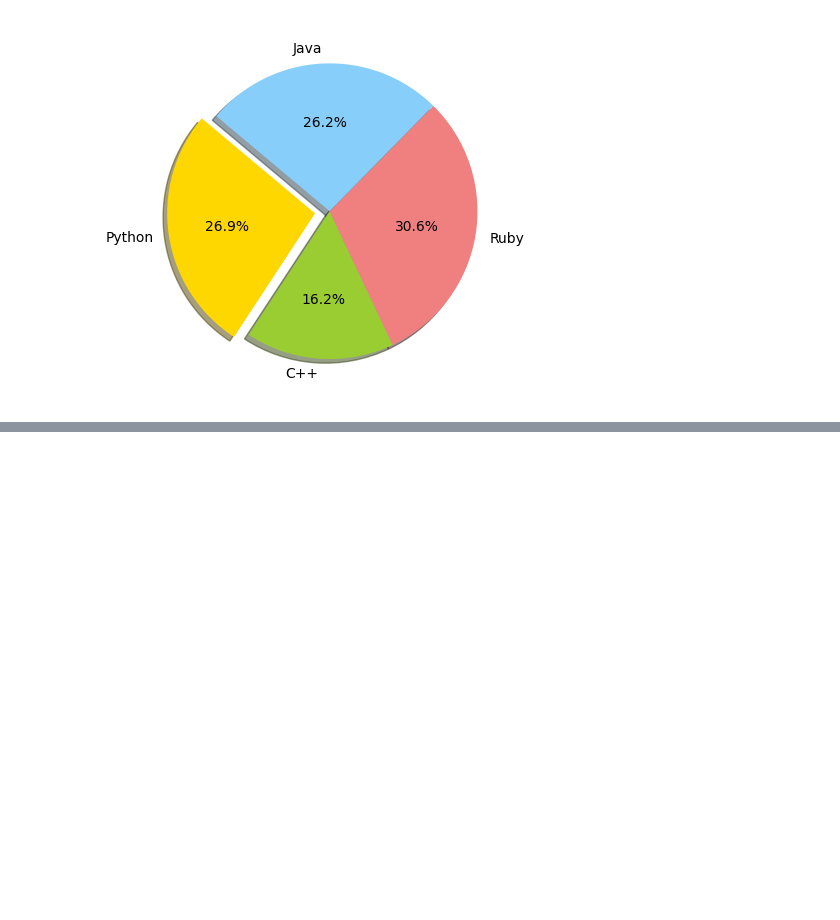
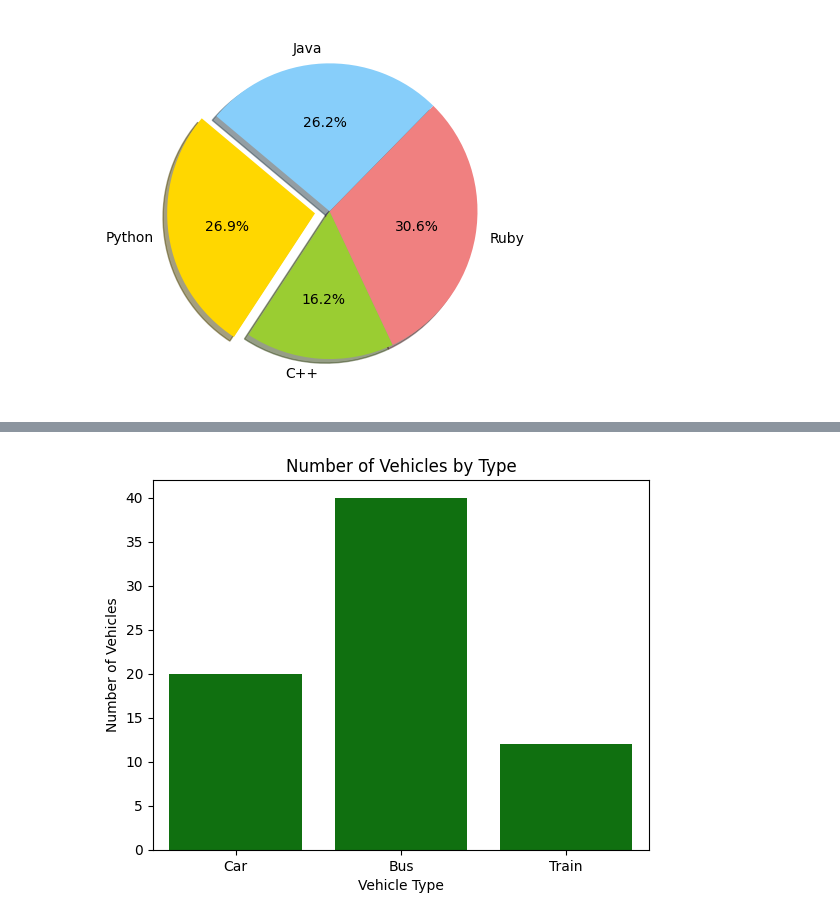
Before and after one commit to labib1910024/Python_Basic, a Jupyter notebook: Matplotlb.ipynb, the cells around one changed output, grey strips where cells are left out. Saved outputs shown, nothing was run; the diff lists cells and outputs as text; code cells hidden in the pictures; blank space fills up the shorter version.

```diff
--- a/Matplotlb.ipynb
+++ b/Matplotlb.ipynb
@@ -157,0 +167,14 @@ fig.show()
+# %%
+Vehicle = ['Car', 'Bus', 'Train']
+No_Vehicle = [20, 40, 12]
+sns.barplot(x=Vehicle, y=No_Vehicle, color='g')
+
+
+plt.xlabel('Vehicle Type')
+plt.ylabel('Number of Vehicles')
+plt.title('Number of Vehicles by Type')
+
+
+plt.show()
+# %% [output]
+[figure, added]
```
Also changed, not shown: parts of 3 cells of this notebook.
